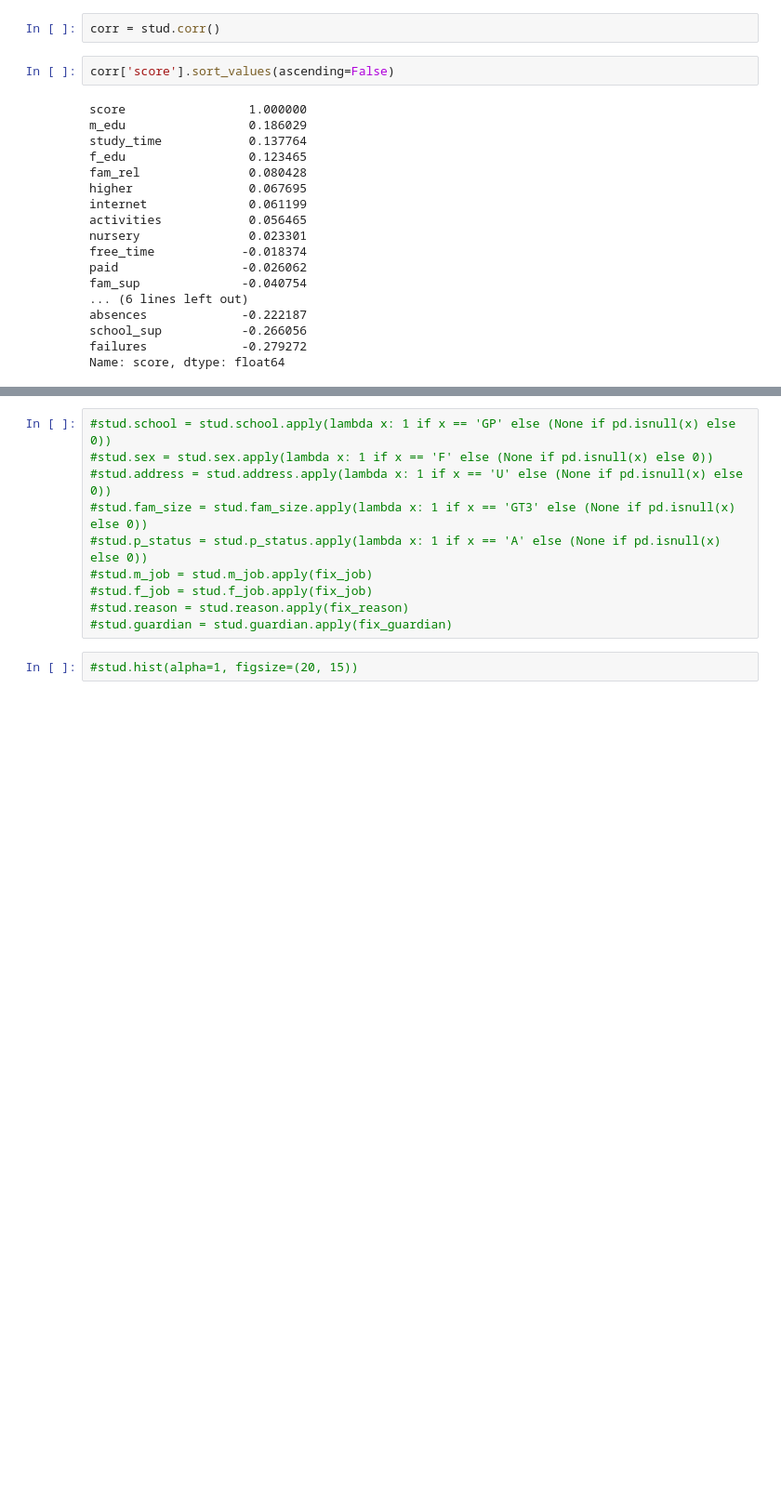
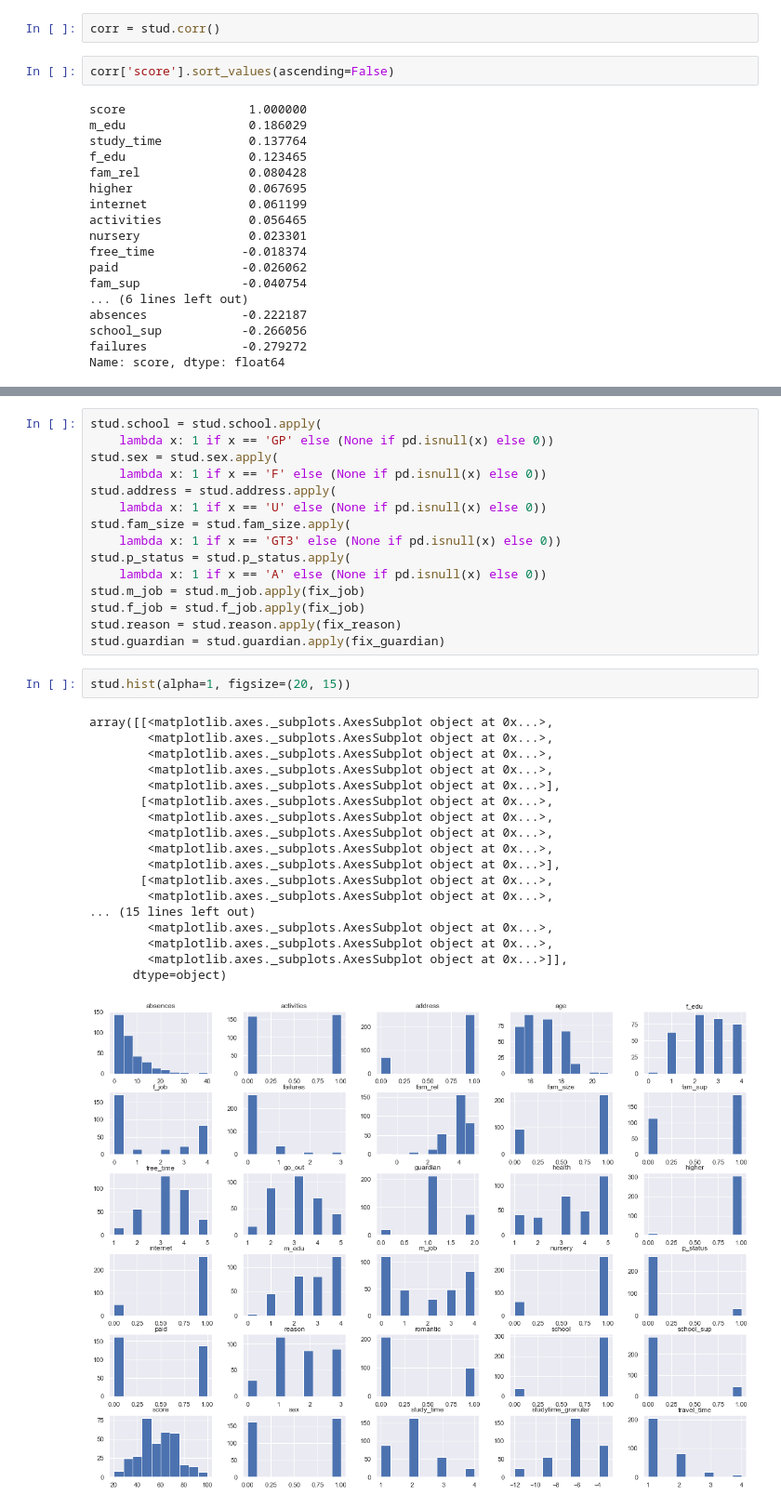
Before and after one commit to katja-n/projects, a Jupyter notebook: module_2/Project-2.ipynb, the cells around one changed output, grey strips where cells are left out. Shown at 93% size. Saved outputs shown, nothing was run; the diff lists cells and outputs as text; blank space fills up the shorter version.

```diff
--- a/module_2/Project-2.ipynb
+++ b/module_2/Project-2.ipynb
@@ -1006,13 +1081,37 @@ for col in ['school', 'sex', 'address', 'fam_size', 'p_status', 'm_job', 'f_job'
 # %%
-#stud.school = stud.school.apply(lambda x: 1 if x == 'GP' else (None if pd.isnull(x) else 0))
-#stud.sex = stud.sex.apply(lambda x: 1 if x == 'F' else (None if pd.isnull(x) else 0))
-#stud.address = stud.address.apply(lambda x: 1 if x == 'U' else (None if pd.isnull(x) else 0))
-#stud.fam_size = stud.fam_size.apply(lambda x: 1 if x == 'GT3' else (None if pd.isnull(x) else 0))
-#stud.p_status = stud.p_status.apply(lambda x: 1 if x == 'A' else (None if pd.isnull(x) else 0))
-#stud.m_job = stud.m_job.apply(fix_job)
-#stud.f_job = stud.f_job.apply(fix_job)
-#stud.reason = stud.reason.apply(fix_reason)
-#stud.guardian = stud.guardian.apply(fix_guardian)
+stud.school = stud.school.apply(
+    lambda x: 1 if x == 'GP' else (None if pd.isnull(x) else 0))
+stud.sex = stud.sex.apply(
+    lambda x: 1 if x == 'F' else (None if pd.isnull(x) else 0))
+stud.address = stud.address.apply(
+    lambda x: 1 if x == 'U' else (None if pd.isnull(x) else 0))
+stud.fam_size = stud.fam_size.apply(
+    lambda x: 1 if x == 'GT3' else (None if pd.isnull(x) else 0))
+stud.p_status = stud.p_status.apply(
+    lambda x: 1 if x == 'A' else (None if pd.isnull(x) else 0))
+stud.m_job = stud.m_job.apply(fix_job)
+stud.f_job = stud.f_job.apply(fix_job)
+stud.reason = stud.reason.apply(fix_reason)
+stud.guardian = stud.guardian.apply(fix_guardian)
 # %%
-#stud.hist(alpha=1, figsize=(20, 15))
+stud.hist(alpha=1, figsize=(20, 15))
+# %% [output]
+array([[<matplotlib.axes._subplots.AxesSubplot object at 0x...>,
+        <matplotlib.axes._subplots.AxesSubplot object at 0x...>,
+        <matplotlib.axes._subplots.AxesSubplot object at 0x...>,
+        <matplotlib.axes._subplots.AxesSubplot object at 0x...>,
+        <matplotlib.axes._subplots.AxesSubplot object at 0x...>],
+       [<matplotlib.axes._subplots.AxesSubplot object at 0x...>,
+        <matplotlib.axes._subplots.AxesSubplot object at 0x...>,
+        <matplotlib.axes._subplots.AxesSubplot object at 0x...>,
+        <matplotlib.axes._subplots.AxesSubplot object at 0x...>,
+        <matplotlib.axes._subplots.AxesSubplot object at 0x...>],
+       [<matplotlib.axes._subplots.AxesSubplot object at 0x...>,
+        <matplotlib.axes._subplots.AxesSubplot object at 0x...>,
+... (15 lines left out)
+        <matplotlib.axes._subplots.AxesSubplot object at 0x...>,
+        <matplotlib.axes._subplots.AxesSubplot object at 0x...>,
+        <matplotlib.axes._subplots.AxesSubplot object at 0x...>]],
+      dtype=object)
+[figure, added]
 # %%
```
Also changed, not shown: parts of 75 cells of this notebook.
